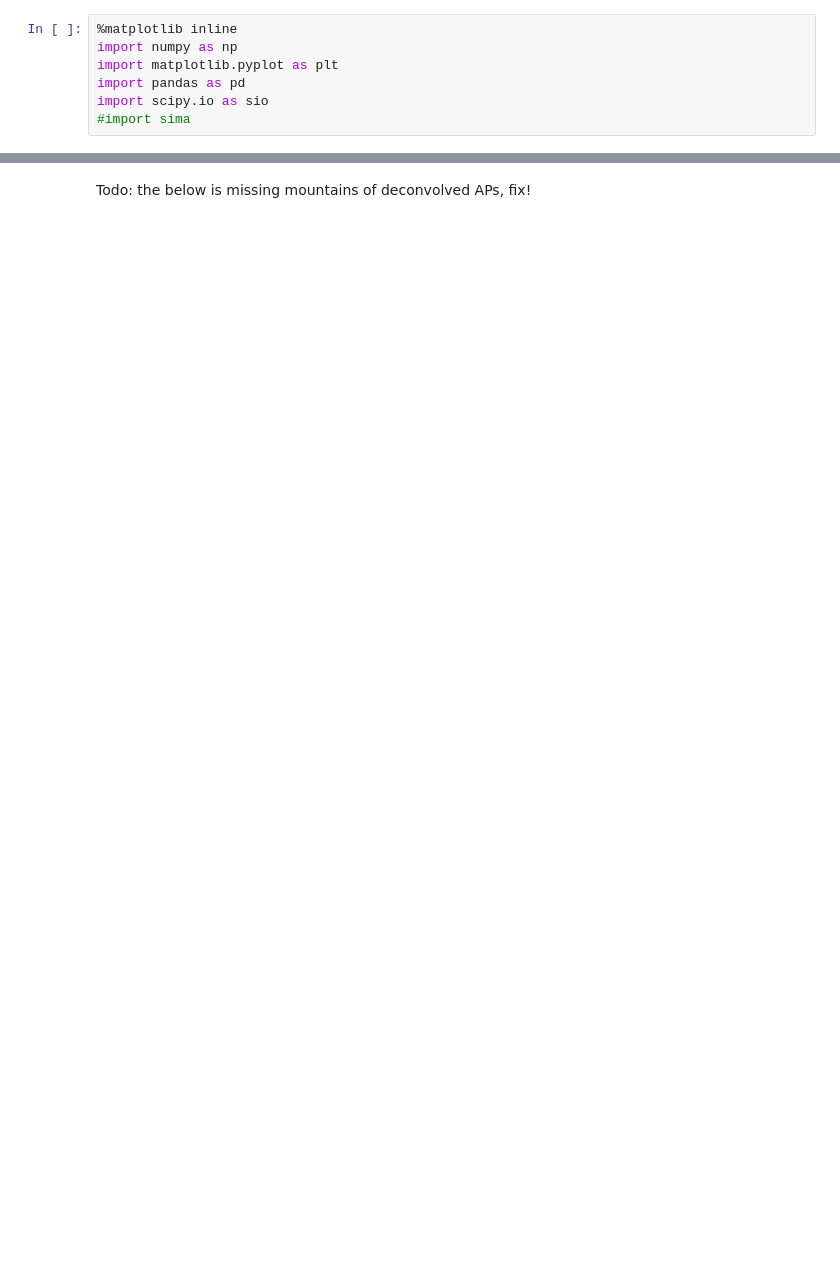
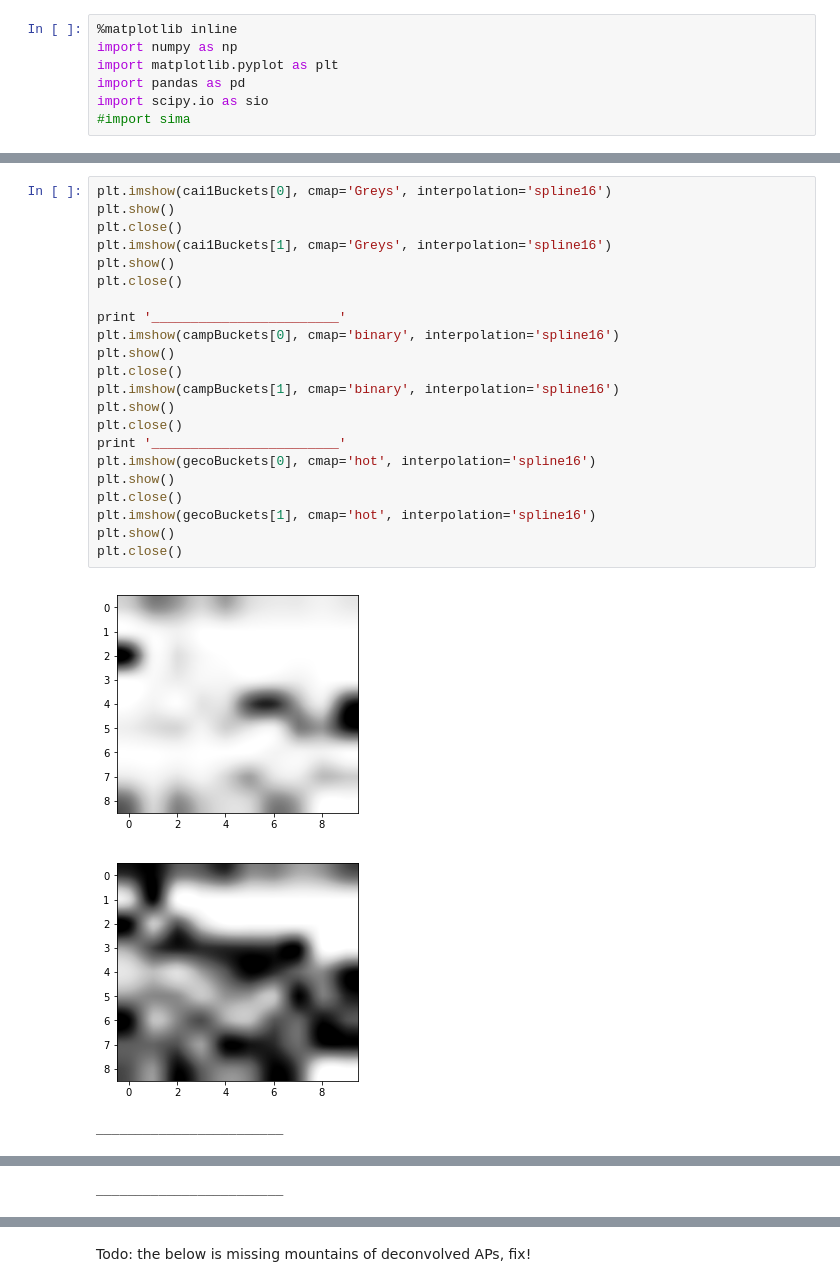
Before and after one commit to zmoldir/cal_neuroim, a Jupyter notebook: MAstuff_testbook.ipynb, the cells around one changed output, grey strips where cells are left out. Saved outputs shown, nothing was run; the diff lists cells and outputs as text; blank space fills up the shorter version.

```diff
--- a/MAstuff_testbook.ipynb
+++ b/MAstuff_testbook.ipynb
@@ -34,0 +69,26 @@ for row, collumn in enumerate(cai1Collapsed):
+# %%
+plt.imshow(cai1Buckets[0], cmap='Greys', interpolation='spline16')
+plt.show()
+plt.close()
+plt.imshow(cai1Buckets[1], cmap='Greys', interpolation='spline16')
+plt.show()
+plt.close()
+
+print '________________________'
+plt.imshow(campBuckets[0], cmap='binary', interpolation='spline16')
+plt.show()
+plt.close()
+plt.imshow(campBuckets[1], cmap='binary', interpolation='spline16')
+plt.show()
+plt.close()
+print '________________________'
+plt.imshow(gecoBuckets[0], cmap='hot', interpolation='spline16')
+plt.show()
+plt.close()
+plt.imshow(gecoBuckets[1], cmap='hot', interpolation='spline16')
+plt.show()
+plt.close()
+# %% [output]
+[figure, added]
+[figure, added]
+________________________
@@ -34,0 +97 @@ for row, collumn in enumerate(cai1Collapsed):
+________________________
```
Also changed, not shown: parts of 26 cells of this notebook, 2 other files.
